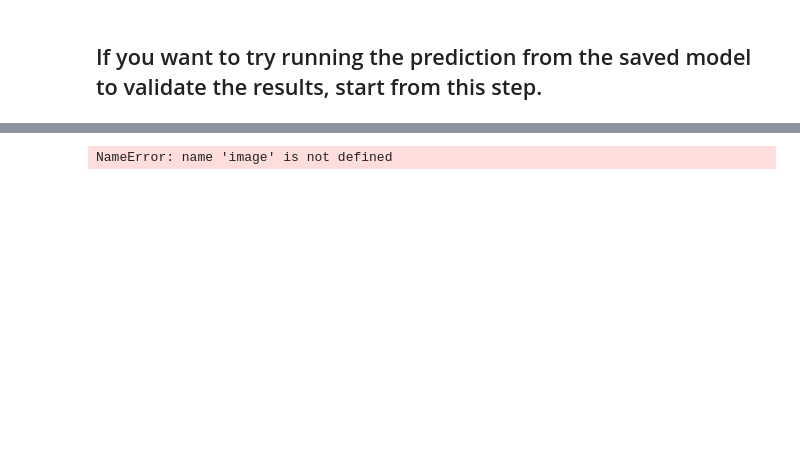
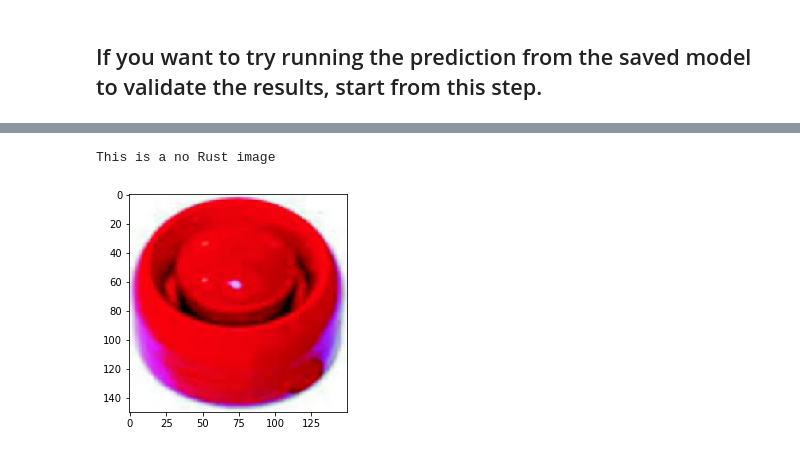
Before and after one commit to YesUseY/CorrosionDetector-master, a Jupyter notebook: rust_det-using-a-pretrained-convnet-VGG16.ipynb, the cells around one changed output, grey strips where cells are left out. Saved outputs shown, nothing was run; the diff lists cells and outputs as text; code cells hidden in the pictures; blank space fills up the shorter version.

```diff
--- a/rust_det-using-a-pretrained-convnet-VGG16.ipynb
+++ b/rust_det-using-a-pretrained-convnet-VGG16.ipynb
@@ -351,20 +394,21 @@ NameError: name 'image' is not defined
 # %%
-img_path = 'rustnorust_b/test/norust/8.jpg'
+img_path = 'rustnorust_b/test/norust/norust.69.jpg'
 img = image.load_img(img_path, target_size=(150, 150))
 plt.imshow(img)
 # Convert it to a Numpy array with shape (150, 150, 3)
 test_x = image.img_to_array(img)
 # Reshape it to (1, 150, 150, 3)
 test_x = test_x.reshape((1,) + test_x.shape)
 test_x = test_x.astype('float32') / 255
 rust_prob = model.predict(test_x)
 
 if (rust_prob > 0.5):
-    print("This is a image of the good welding")
+    print("This is a Rust image")
 else:
-    print("This is a image of the bad welding")
+    print("This is a no Rust image")
 # %% [output]
-NameError: name 'image' is not defined
+This is a no Rust image
+[figure, added]
 # %%
 base_dir = 'rustnorust_b'
 train_dir = os.path.join(base_dir, 'train')
```
Also changed, not shown: parts of 27 cells of this notebook.
